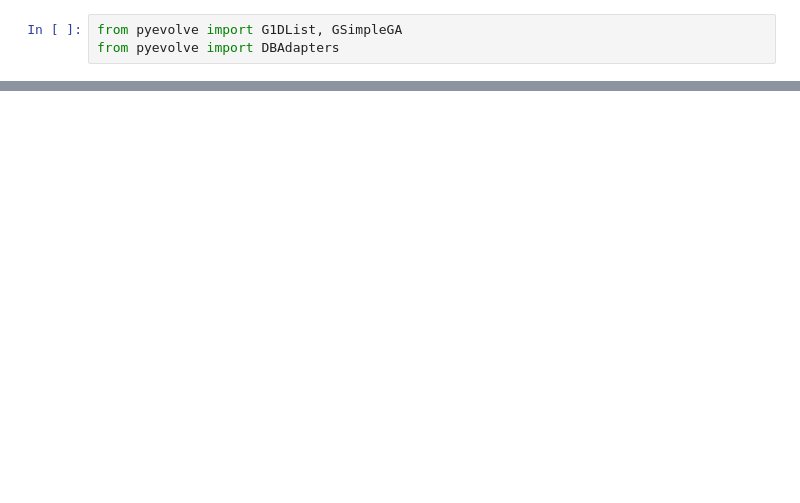
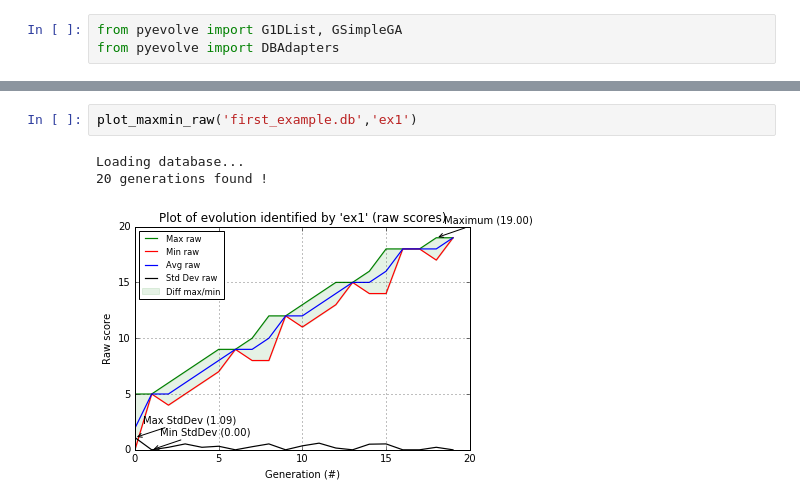
Before and after one commit to ecervera/ga-nb, a Jupyter notebook: Graphical Analysis.ipynb, the cells around one changed output, grey strips where cells are left out. Drawn from its saved outputs; the diff is of its cells as text; blank space fills up the shorter version.

```diff
--- a/Graphical Analysis.ipynb
+++ b/Graphical Analysis.ipynb
@@ -110,0 +86,6 @@ popScores
+# %%
+plot_maxmin_raw('first_example.db','ex1')
+# %% [output]
+Loading database...
+20 generations found !
+[figure, added]
```
Also changed, not shown: parts of 33 cells of this notebook, 5 other files.
